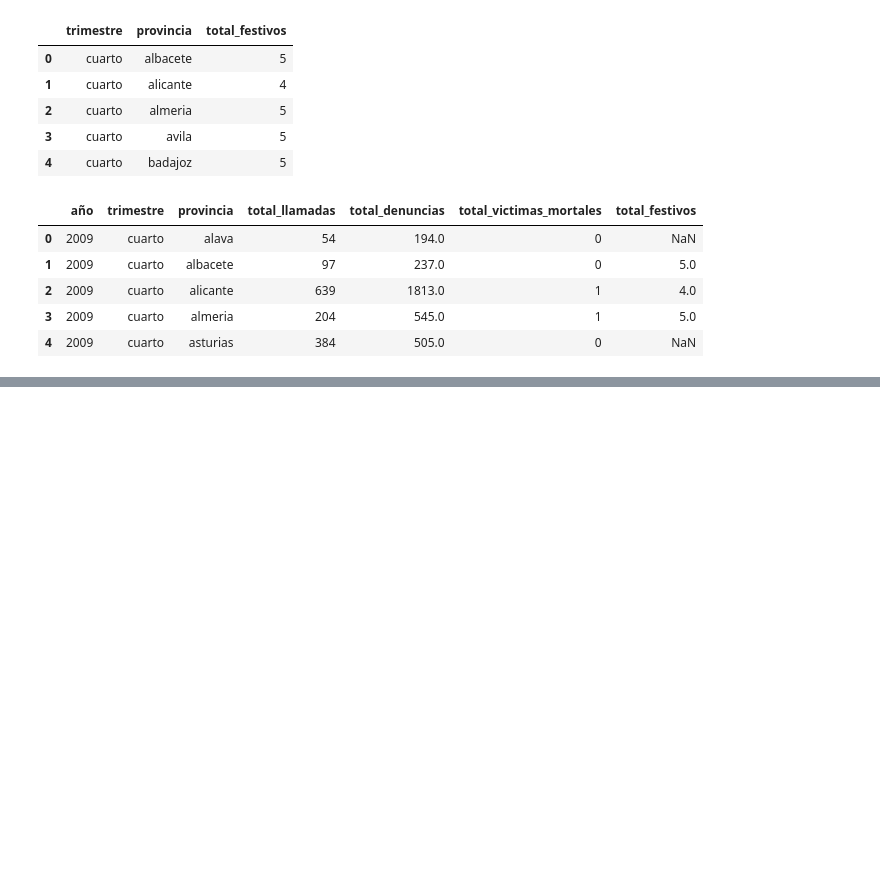
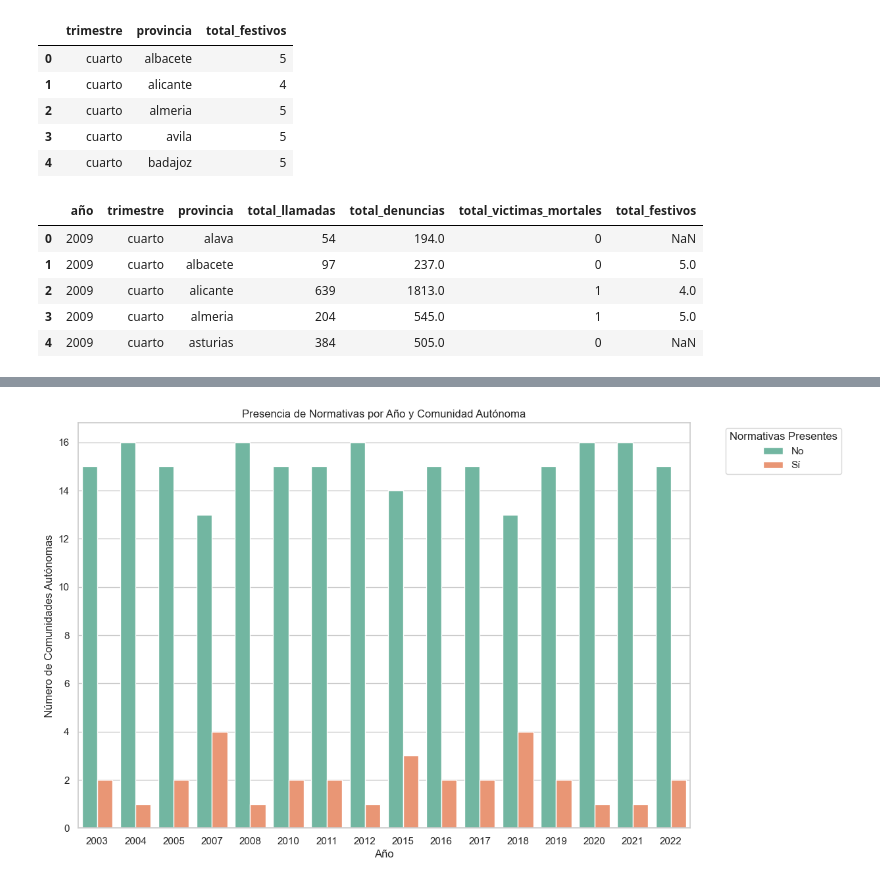
Before and after one commit to NoeRoson/Final_project, a Jupyter notebook: notebooks/graficos.ipynb, the cells around one changed output, grey strips where cells are left out. Drawn from its saved outputs; the diff is of its cells as text; code cells hidden in the pictures; blank space fills up the shorter version.

```diff
--- a/notebooks/graficos.ipynb
+++ b/notebooks/graficos.ipynb
@@ -411,0 +406,5 @@ plot_four_lines(llam_denu_fest_vic, 'madrid', 2022)
+# %%
+
+norm.rename(columns={'Unnamed: 0': 'comunidad'}, inplace=True)
+norm = pd.melt(norm, id_vars=['comunidad'], var_name='año', value_name='total_normativas')
+norm.head()
@@ -411,0 +433,20 @@ plot_four_lines(llam_denu_fest_vic, 'madrid', 2022)
+# %%
+norm['año'] = norm['año'].astype(int)
+norm = norm.sort_values(by = 'total_normativas')
+# %%
+norm['normativas_presentes'] = norm['total_normativas'].apply(lambda x: 'Sí' if x > 0 else 'No')
+
+plt.figure(figsize=(12, 8))
+sns.set(style="whitegrid")
+sns.countplot(x='año', hue='normativas_presentes', palette='Set2', data=norm)
+
+# Etiquetas y título
+plt.xlabel('Año')
+plt.ylabel('Número de Comunidades Autónomas')
+plt.title('Presencia de Normativas por Año y Comunidad Autónoma')
+
+# Mostrar el gráfico
+plt.legend(title='Normativas Presentes', bbox_to_anchor=(1.05, 1), loc='upper left')
+plt.show()
+# %% [output]
+[figure, added]
```
Also changed, not shown: parts of 12 cells of this notebook, 1 other file.
